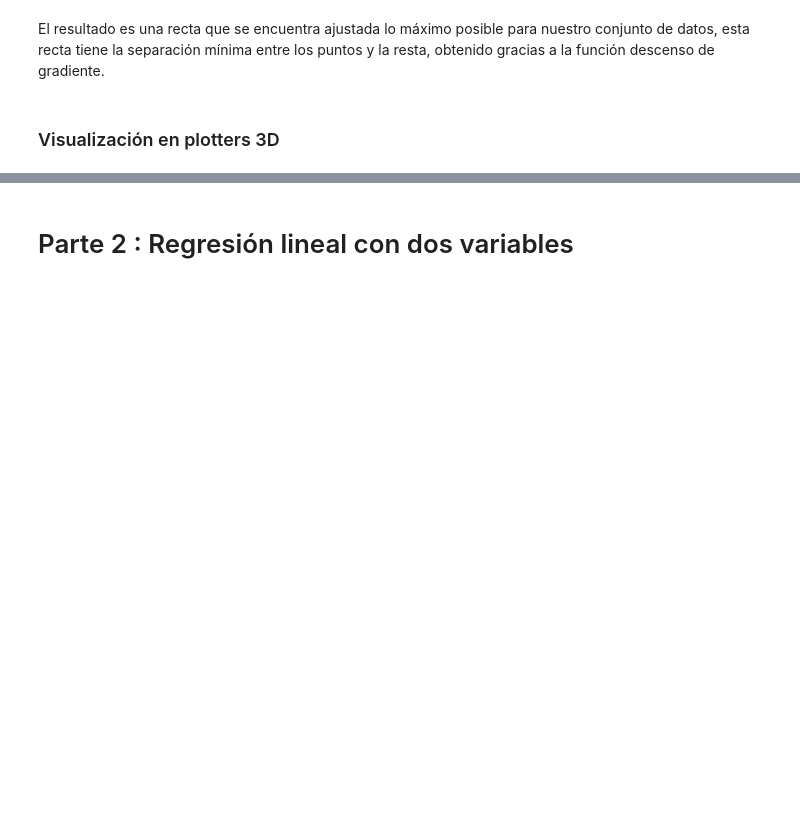
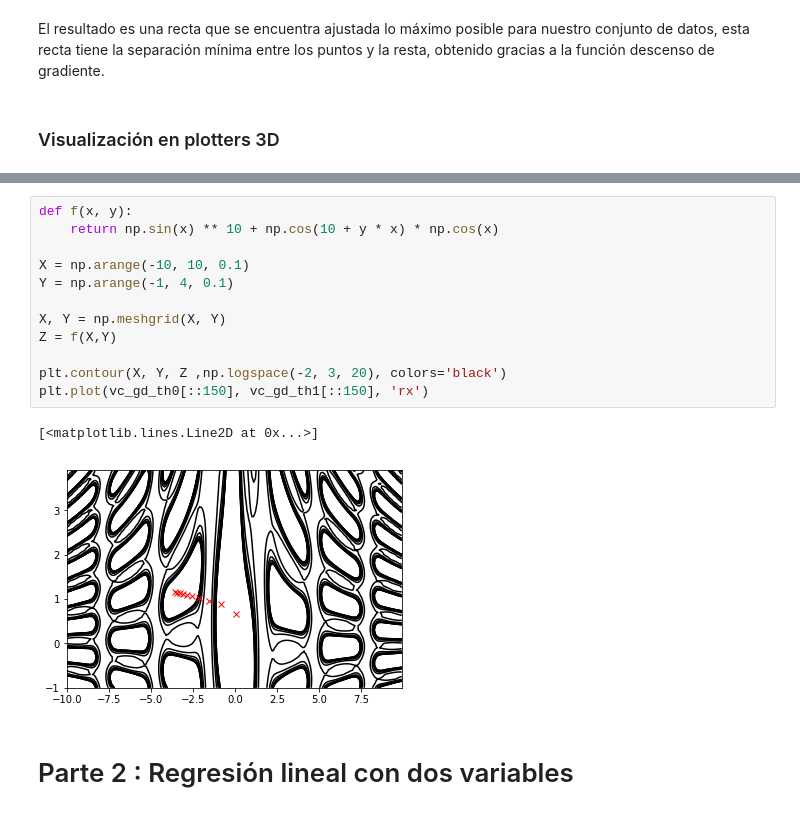
Before and after one commit to ivanfermena/Machine-Learning-Practice-1, a Jupyter notebook: Práctica 1 - Aprendizaje Automático y Big Data.ipynb, the cells around one changed output, grey strips where cells are left out. Saved outputs shown, nothing was run; the diff lists cells and outputs as text; blank space fills up the shorter version.

```diff
--- a/Práctica 1 - Aprendizaje Automático y Big Data.ipynb
+++ b/Práctica 1 - Aprendizaje Automático y Big Data.ipynb
@@ -131,3 +152,18 @@ ax.plot_surface(X, Y, Z)
+# %%
+def f(x, y):
+    return np.sin(x) ** 10 + np.cos(10 + y * x) * np.cos(x)
+
+X = np.arange(-10, 10, 0.1)
+Y = np.arange(-1, 4, 0.1)
+
+X, Y = np.meshgrid(X, Y)
+Z = f(X,Y)
+
+plt.contour(X, Y, Z ,np.logspace(-2, 3, 20), colors='black')
+plt.plot(vc_gd_th0[::150], vc_gd_th1[::150], 'rx')
+# %% [output]
+[<matplotlib.lines.Line2D at 0x...>]
+[figure, added]
 # %% [markdown]
 # Parte 2 : Regresión lineal con dos variables
 # %%
```
Also changed, not shown: parts of 6 cells of this notebook.
